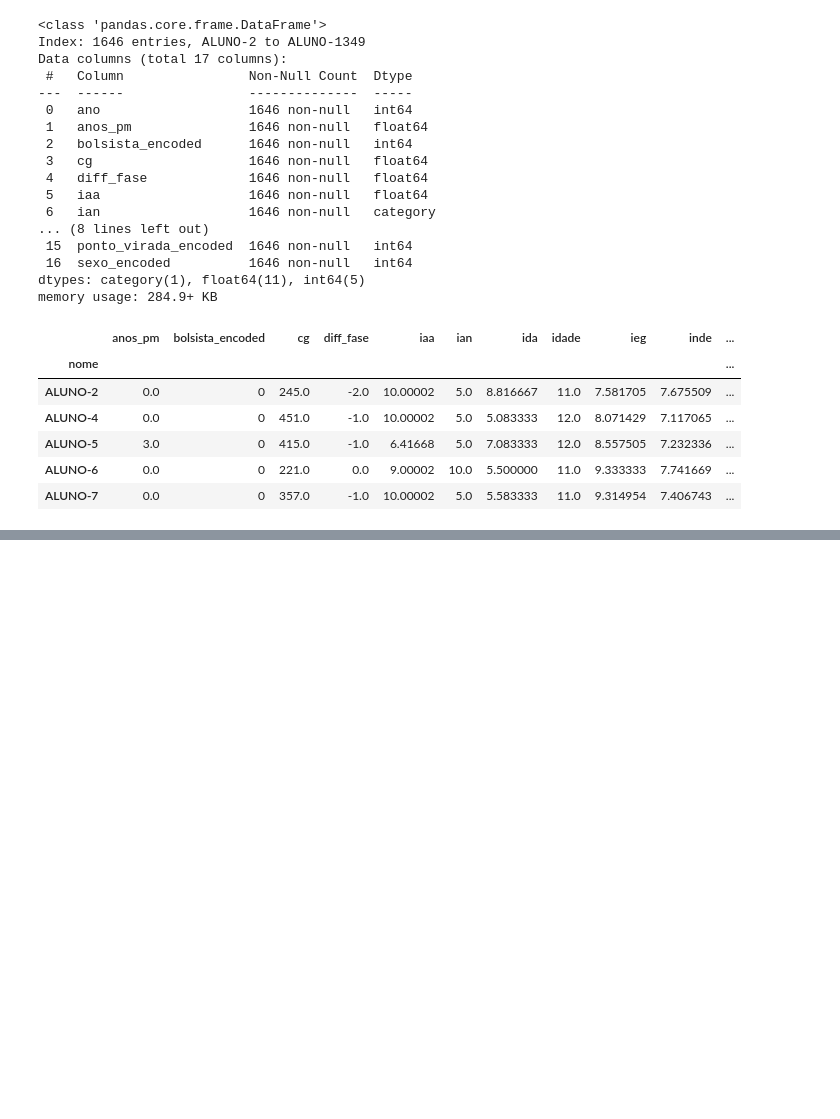
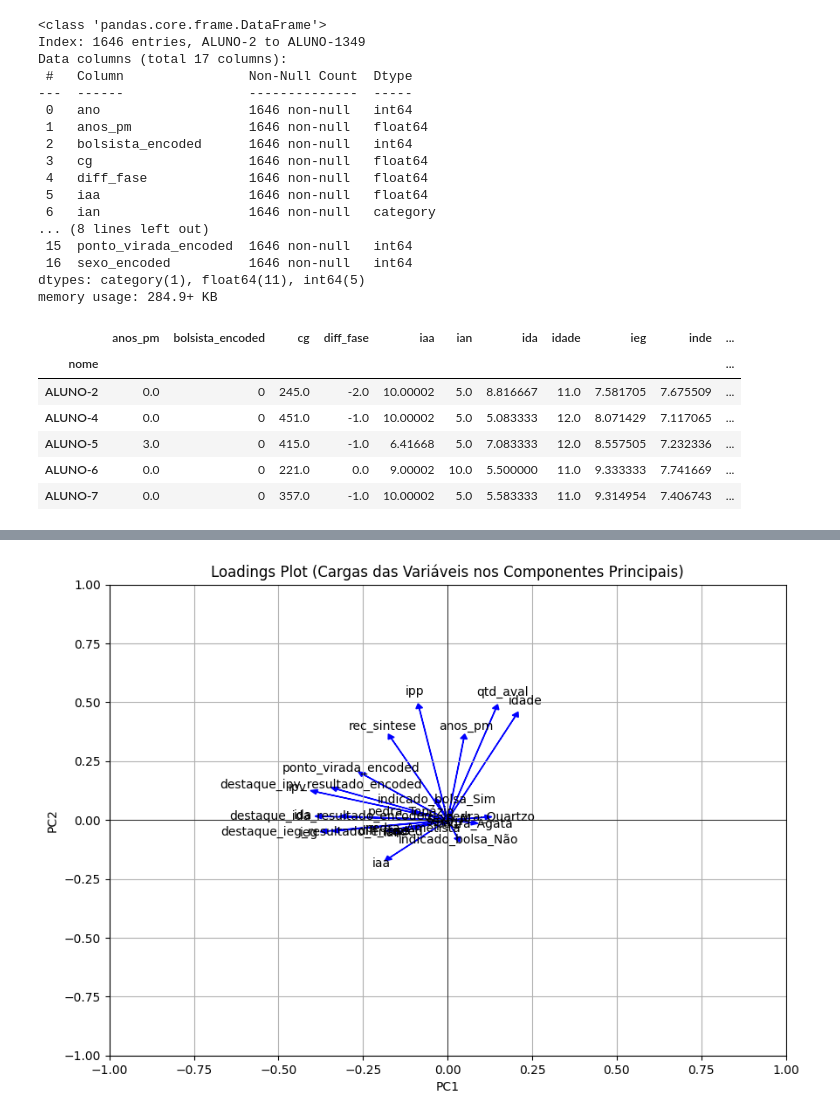
Before and after one commit to carlosvneves/fiap_datathonapp, a Jupyter notebook: notebooks/Clustering-Ranking.ipynb, the cells around one changed output, grey strips where cells are left out. Saved outputs shown, nothing was run; the diff lists cells and outputs as text; code cells hidden in the pictures; blank space fills up the shorter version.

```diff
--- a/notebooks/Clustering-Ranking.ipynb
+++ b/notebooks/Clustering-Ranking.ipynb
@@ -708,0 +1039,49 @@ plt.show()
+# %%
+import matplotlib.pyplot as plt
+import numpy as np
+
+# Extrair os coeficientes (cargas) dos componentes principais
+pca_components = pd.DataFrame(
+    pca.components_,
+    columns=numerical_features
+    + list(
+        best_gmm.named_steps["preprocessor"]
+        .transformers_[1][1]
+        .named_steps["onehot"]
+        .get_feature_names_out(categorical_features)
+    ),
+    index=["PC1", "PC2"],
+)
+
+# Plotar as cargas das variáveis nos dois primeiros componentes
+plt.figure(figsize=(10, 7))
+for i, var in enumerate(pca_components.columns):
+    plt.arrow(
+        0,
+        0,
+        pca_components.iloc[0, i],
+        pca_components.iloc[1, i],
+        head_width=0.02,
+        head_length=0.02,
+        color="blue",
+    )
+    plt.text(
+        pca_components.iloc[0, i] * 1.15,
+        pca_components.iloc[1, i] * 1.15,
+        var,
+        color="black",
+        ha="center",
+        va="center",
+    )
+
+plt.xlim(-1, 1)
+plt.ylim(-1, 1)
+plt.axhline(0, color="black", linewidth=0.5)
+plt.axvline(0, color="black", linewidth=0.5)
+plt.grid()
+plt.title("Loadings Plot (Cargas das Variáveis nos Componentes Principais)")
+plt.xlabel("PC1")
+plt.ylabel("PC2")
+plt.show()
+# %% [output]
+[figure, added]
```
Also changed, not shown: parts of 79 cells of this notebook, 3 other files.
